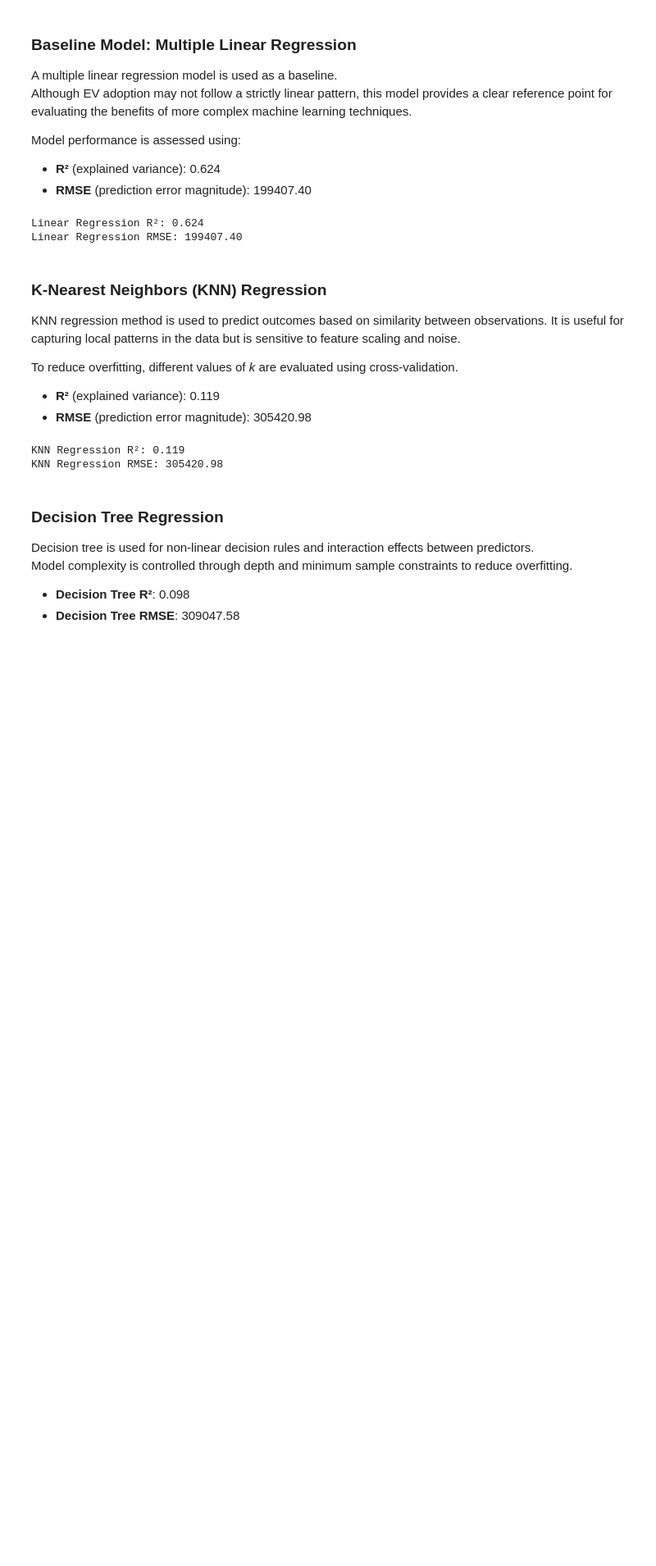
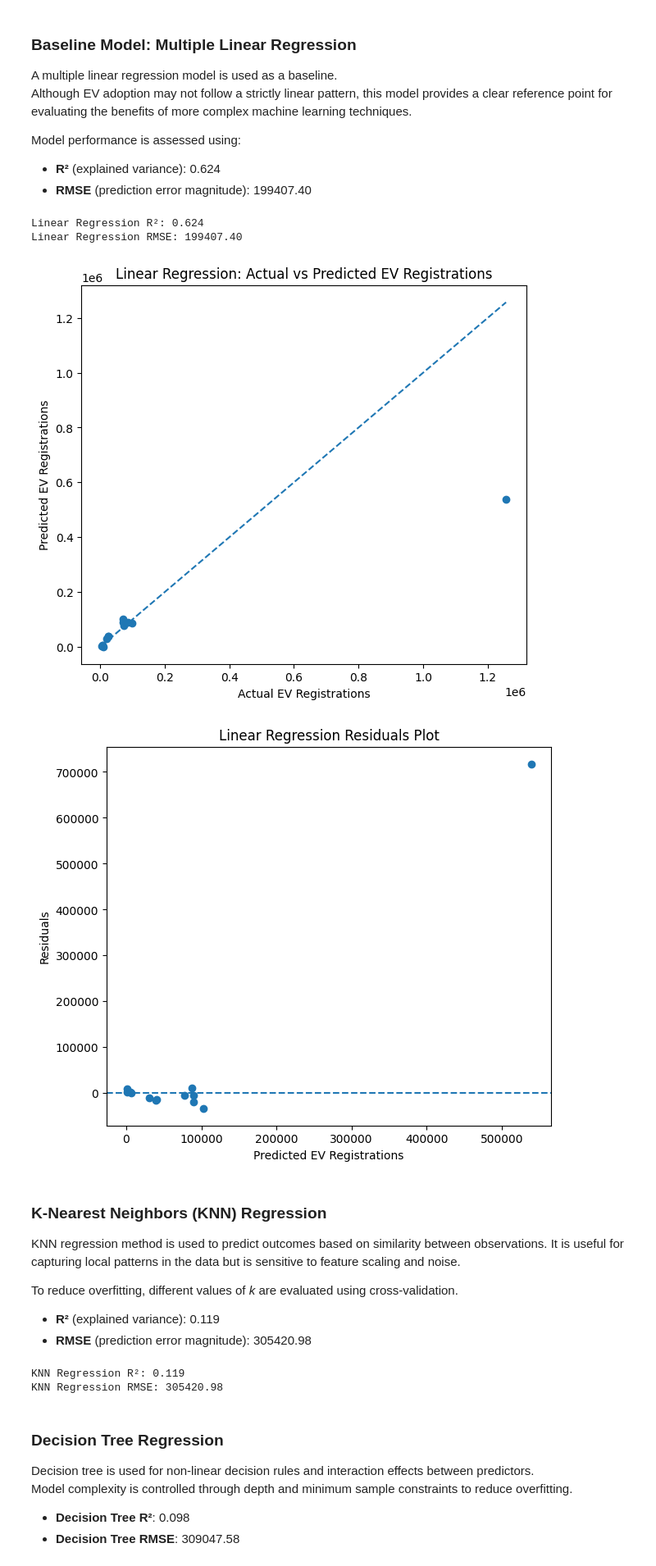
Before and after one commit to cagrik-b/Analyzing-Factors-Influencing-Electric-Vehicle-Adoption-Across-U.S.-States, a Jupyter notebook: EDAandHTandML.ipynb, the cells around one changed output. Shown at 82% size. Saved outputs shown, nothing was run; the diff lists cells and outputs as text; code cells hidden in the pictures; blank space fills up the shorter version.

```diff
--- a/EDAandHTandML.ipynb
+++ b/EDAandHTandML.ipynb
@@ -1281,23 +1281,47 @@ Model performance is assessed using:
 # %%
 from sklearn.linear_model import LinearRegression
 from sklearn.metrics import r2_score, mean_squared_error
 
 # Train baseline linear regression model
 linear_model = LinearRegression()
 linear_model.fit(X_train, y_train)
 
 # Make predictions on test data
 linear_predictions = linear_model.predict(X_test)
 
 # Evaluate model performance
 linear_r2 = r2_score(y_test, linear_predictions)
 linear_rmse = np.sqrt(mean_squared_error(y_test, linear_predictions))
 
 print(f"Linear Regression R²: {linear_r2:.3f}")
 print(f"Linear Regression RMSE: {linear_rmse:.2f}")
+
+#Plot predicted vs actual
+plt.figure(figsize=(7, 6))
+plt.scatter(y_test, linear_predictions)
+plt.plot([y_test.min(), y_test.max()],
+         [y_test.min(), y_test.max()],
+         linestyle='--')
+plt.xlabel("Actual EV Registrations")
+plt.ylabel("Predicted EV Registrations")
+plt.title("Linear Regression: Actual vs Predicted EV Registrations")
+plt.show()
+
+#Plot residuals
+residuals = y_test - linear_predictions
+
+plt.figure(figsize=(7, 6))
+plt.scatter(linear_predictions, residuals)
+plt.axhline(0, linestyle='--')
+plt.xlabel("Predicted EV Registrations")
+plt.ylabel("Residuals")
+plt.title("Linear Regression Residuals Plot")
+plt.show()
 # %% [output]
 Linear Regression R²: 0.624
 Linear Regression RMSE: 199407.40
+[figure, added]
+[figure, added]
 # %% [markdown]
 ### K-Nearest Neighbors (KNN) Regression
 
```
Also changed, not shown: parts of 2 cells of this notebook.
